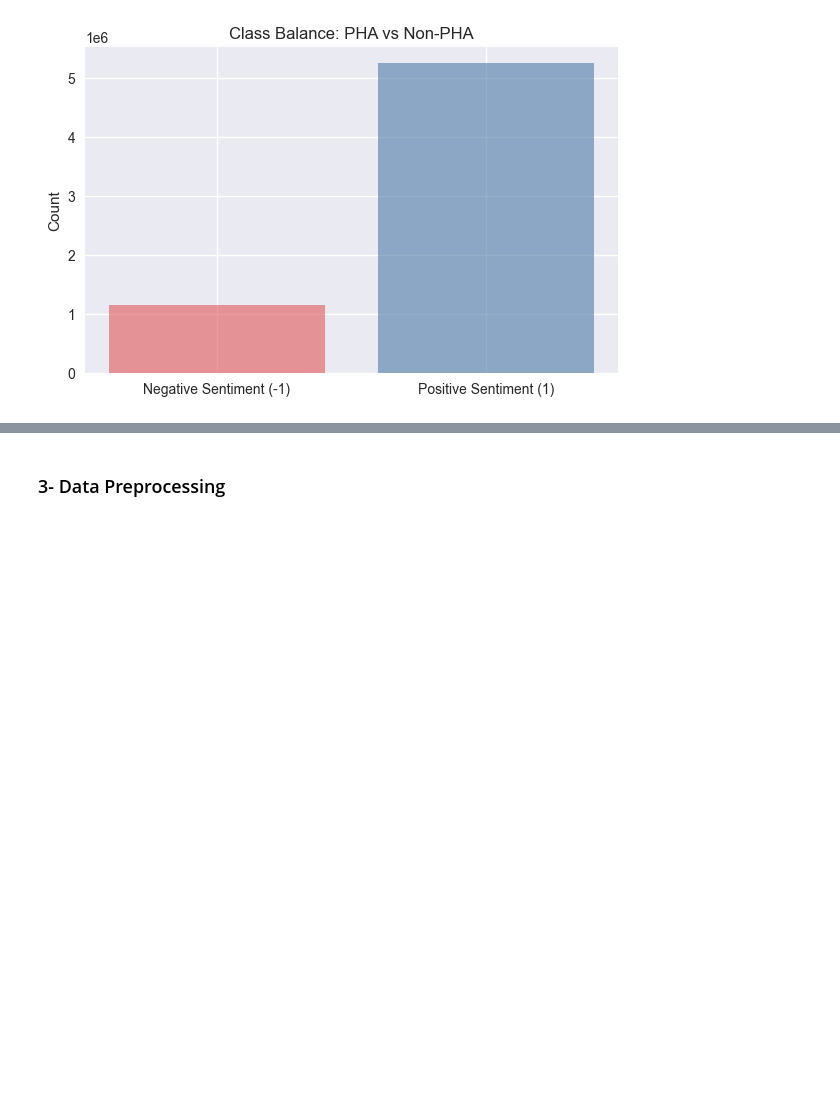
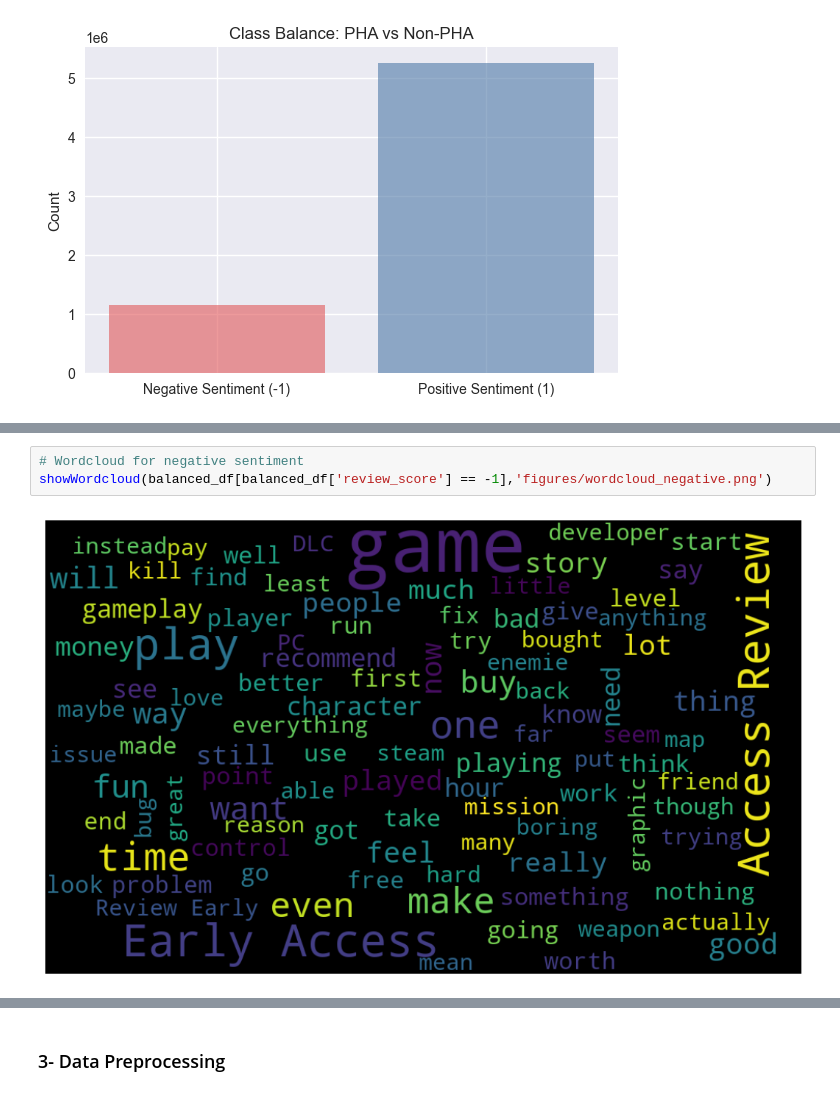
Before and after one commit to fatemalaali/nlp-game-reviews, a Jupyter notebook: game-sentiment-analysis.ipynb, the cells around one changed output, grey strips where cells are left out. Saved outputs shown, nothing was run; the diff lists cells and outputs as text; blank space fills up the shorter version.

```diff
--- a/game-sentiment-analysis.ipynb
+++ b/game-sentiment-analysis.ipynb
@@ -178,0 +231,5 @@ Saved to data/dataset_balanced_500k.csv
+# %%
+# Wordcloud for negative sentiment
+showWordcloud(balanced_df[balanced_df['review_score'] == -1],'figures/wordcloud_negative.png')
+# %% [output]
+[figure, added]
```
Also changed, not shown: parts of 20 cells of this notebook.
